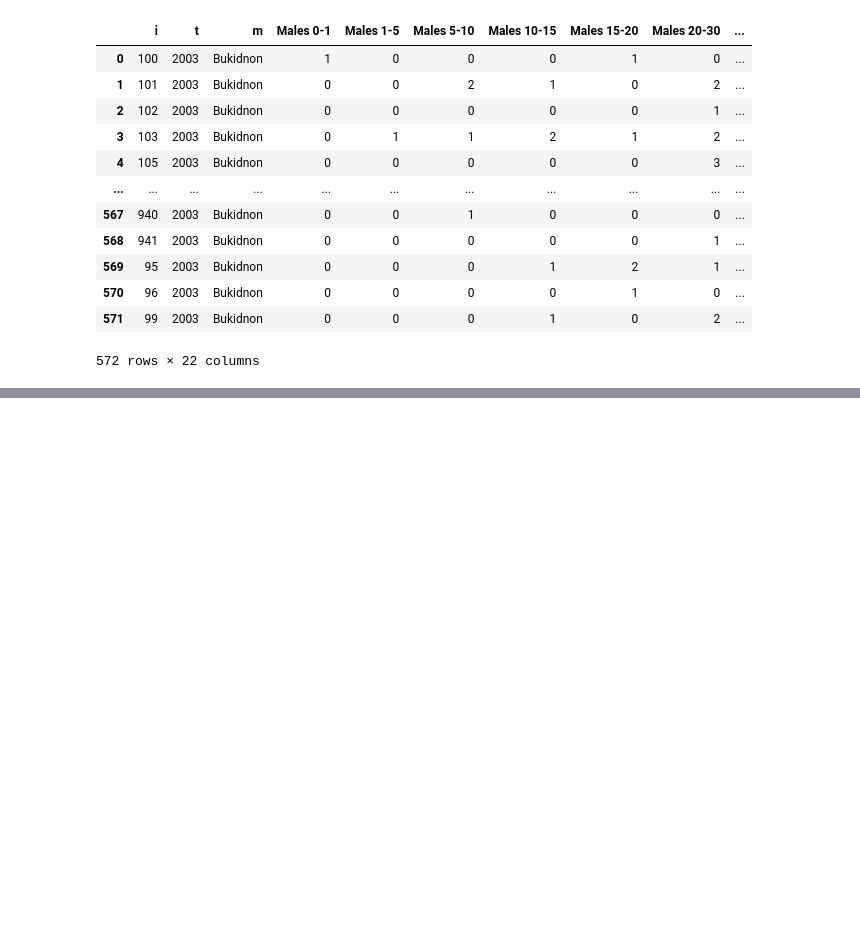
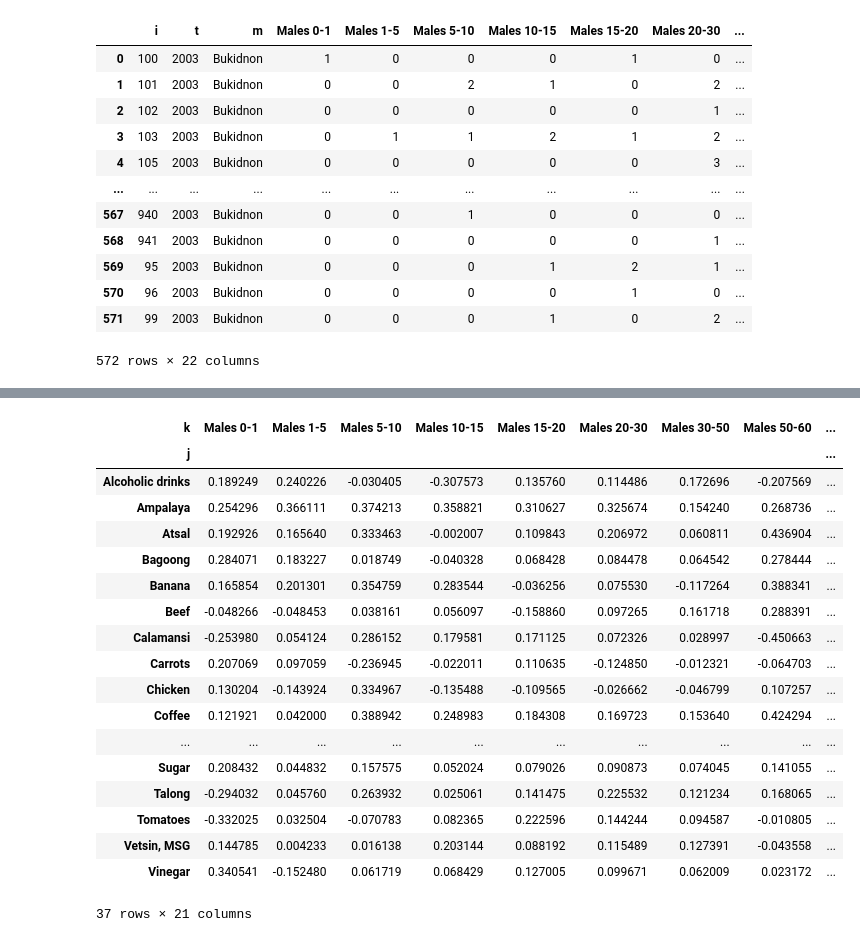
Before and after one commit to HoshiaiP/EEP153B, a Jupyter notebook: Project3.ipynb, the cells around one changed output, grey strips where cells are left out. Cells and saved outputs as stored; diff of their text form; code cells hidden in the pictures; blank space fills up the shorter version.

```diff
--- a/Project3.ipynb
+++ b/Project3.ipynb
@@ -220,0 +236,23 @@ Length: 12099, dtype: float64
+# %%
+# log rice production
+gamma_tables[1]
+# %% [output]
+| k | Males 0-1 | Males 1-5 | Males 5-10 | Males 10-15 | Males 15-20 | Males 20-30 | Males 30-50 | Males 50-60 | ... |
+| j |  |  |  |  |  |  |  |  | ... |
+| Alcoholic drinks | 0.189249 | 0.240226 | -0.030405 | -0.307573 | 0.135760 | 0.114486 | 0.172696 | -0.207569 | ... |
+| Ampalaya | 0.254296 | 0.366111 | 0.374213 | 0.358821 | 0.310627 | 0.325674 | 0.154240 | 0.268736 | ... |
+| Atsal | 0.192926 | 0.165640 | 0.333463 | -0.002007 | 0.109843 | 0.206972 | 0.060811 | 0.436904 | ... |
+| Bagoong | 0.284071 | 0.183227 | 0.018749 | -0.040328 | 0.068428 | 0.084478 | 0.064542 | 0.278444 | ... |
+| Banana | 0.165854 | 0.201301 | 0.354759 | 0.283544 | -0.036256 | 0.075530 | -0.117264 | 0.388341 | ... |
+| Beef | -0.048266 | -0.048453 | 0.038161 | 0.056097 | -0.158860 | 0.097265 | 0.161718 | 0.288391 | ... |
+| Calamansi | -0.253980 | 0.054124 | 0.286152 | 0.179581 | 0.171125 | 0.072326 | 0.028997 | -0.450663 | ... |
+| Carrots | 0.207069 | 0.097059 | -0.236945 | -0.022011 | 0.110635 | -0.124850 | -0.012321 | -0.064703 | ... |
+| Chicken | 0.130204 | -0.143924 | 0.334967 | -0.135488 | -0.109565 | -0.026662 | -0.046799 | 0.107257 | ... |
+| Coffee | 0.121921 | 0.042000 | 0.388942 | 0.248983 | 0.184308 | 0.169723 | 0.153640 | 0.424294 | ... |
+| ... | ... | ... | ... | ... | ... | ... | ... | ... | ... |
+| Sugar | 0.208432 | 0.044832 | 0.157575 | 0.052024 | 0.079026 | 0.090873 | 0.074045 | 0.141055 | ... |
+| Talong | -0.294032 | 0.045760 | 0.263932 | 0.025061 | 0.141475 | 0.225532 | 0.121234 | 0.168065 | ... |
+| Tomatoes | -0.332025 | 0.032504 | -0.070783 | 0.082365 | 0.222596 | 0.144244 | 0.094587 | -0.010805 | ... |
+| Vetsin, MSG | 0.144785 | 0.004233 | 0.016138 | 0.203144 | 0.088192 | 0.115489 | 0.127391 | -0.043558 | ... |
+| Vinegar | 0.340541 | -0.152480 | 0.061719 | 0.068429 | 0.127005 | 0.099671 | 0.062009 | 0.023172 | ... |
+37 rows × 21 columns
```
Also changed, not shown: parts of 24 cells of this notebook.
